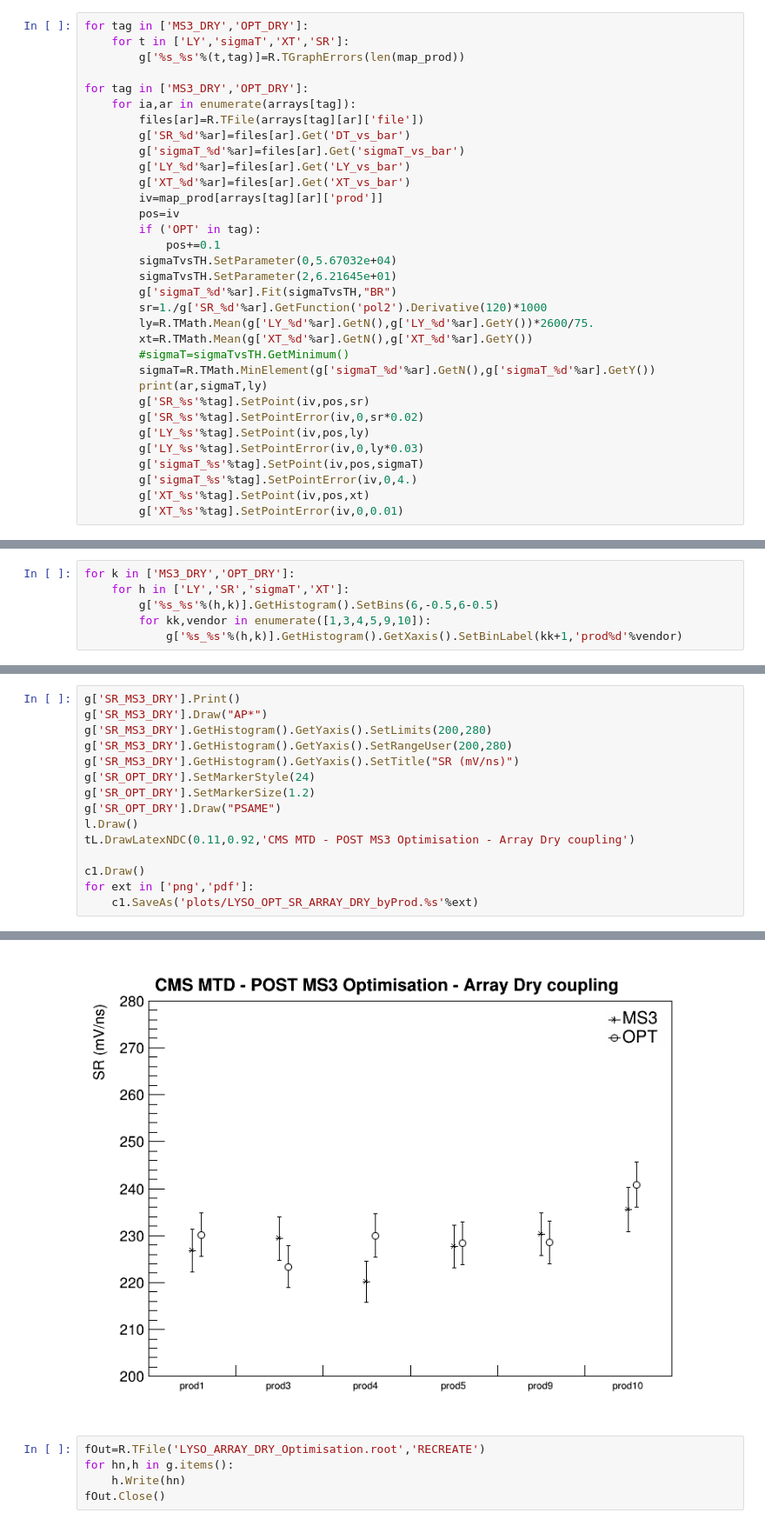
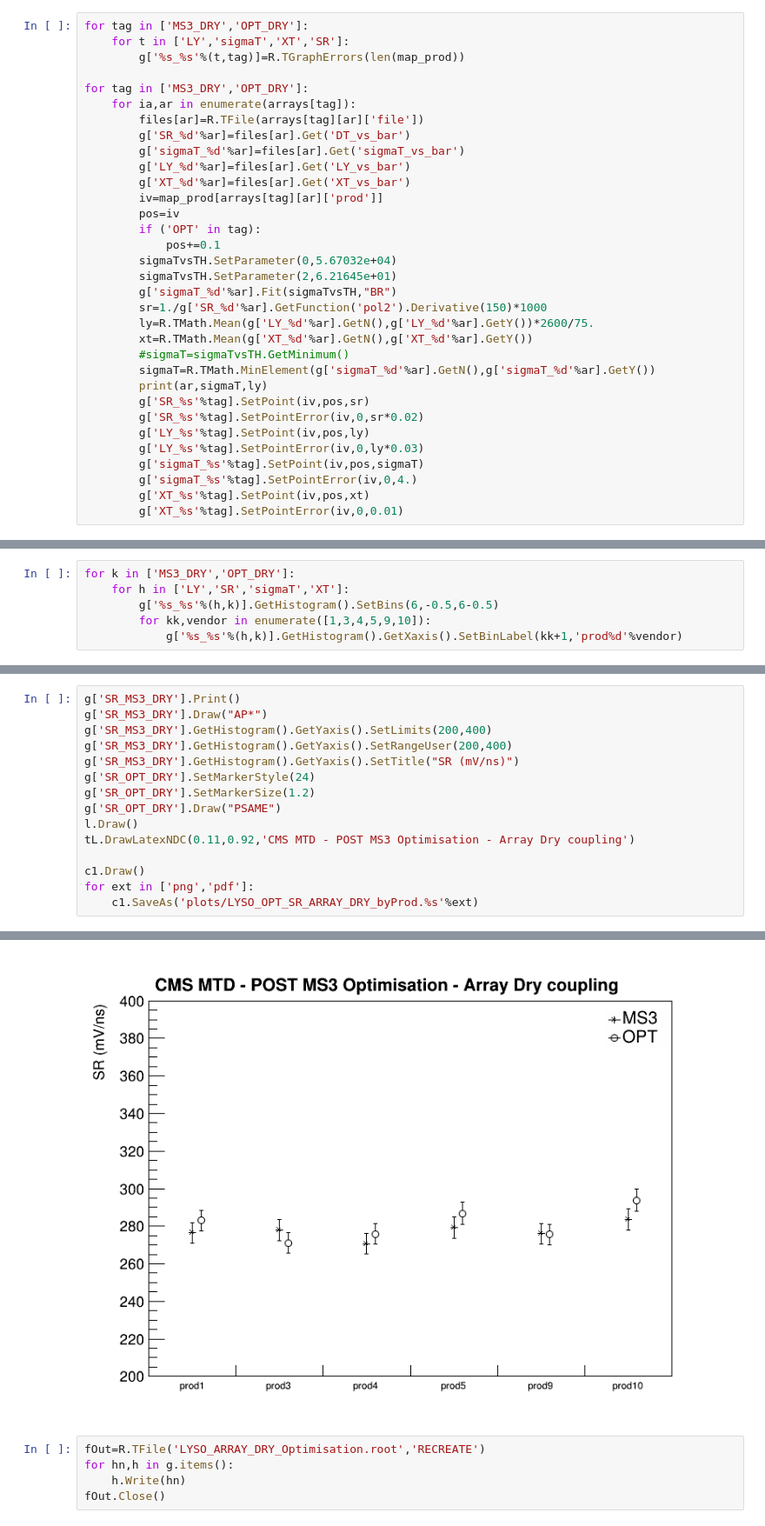
Before and after one commit to cquarant/LO_analysis, a Jupyter notebook: THSCAN_analysis-LYSO_OPT.ipynb, the cells around one changed output, grey strips where cells are left out. Shown: that part at 87% size. Cells and saved outputs as stored; diff of their text form.

```diff
--- a/THSCAN_analysis-LYSO_OPT.ipynb
+++ b/THSCAN_analysis-LYSO_OPT.ipynb
@@ -66,7 +66,7 @@ for tag in ['MS3_DRY','OPT_DRY']:
         sigmaTvsTH.SetParameter(0,5.67032e+04)
         sigmaTvsTH.SetParameter(2,6.21645e+01)
         g['sigmaT_%d'%ar].Fit(sigmaTvsTH,"BR")
-        sr=1./g['SR_%d'%ar].GetFunction('pol2').Derivative(120)*1000
+        sr=1./g['SR_%d'%ar].GetFunction('pol2').Derivative(150)*1000
         ly=R.TMath.Mean(g['LY_%d'%ar].GetN(),g['LY_%d'%ar].GetY())*2600/75.
         xt=R.TMath.Mean(g['XT_%d'%ar].GetN(),g['XT_%d'%ar].GetY())
         #sigmaT=sigmaTvsTH.GetMinimum()
@@ -200,8 +200,8 @@ Info in <TCanvas::Print>: pdf file plots/LYSO_OPT_XT_ARRAY_DRY_byProd.pdf has be
 # %%
 g['SR_MS3_DRY'].Print()
 g['SR_MS3_DRY'].Draw("AP*")
-g['SR_MS3_DRY'].GetHistogram().GetYaxis().SetLimits(200,280)
-g['SR_MS3_DRY'].GetHistogram().GetYaxis().SetRangeUser(200,280)
+g['SR_MS3_DRY'].GetHistogram().GetYaxis().SetLimits(200,400)
+g['SR_MS3_DRY'].GetHistogram().GetYaxis().SetRangeUser(200,400)
 g['SR_MS3_DRY'].GetHistogram().GetYaxis().SetTitle("SR (mV/ns)")
 g['SR_OPT_DRY'].SetMarkerStyle(24)
 g['SR_OPT_DRY'].SetMarkerSize(1.2)
@@ -222,6 +222,6 @@ x[5]=5, y[5]=235.583, ex[5]=0, ey[5]=4.71167
 Info in <TCanvas::Print>: png file plots/LYSO_OPT_SR_ARRAY_DRY_byProd.png has been created
 Info in <TCanvas::Print>: pdf file plots/LYSO_OPT_SR_ARRAY_DRY_byProd.pdf has been created
-[figure, old version]
+[figure, new version]
 # %%
 fOut=R.TFile('LYSO_ARRAY_DRY_Optimisation.root','RECREATE')
 for hn,h in g.items():
```
Also changed, not shown: parts of 1 cell of this notebook, 5 other files.
